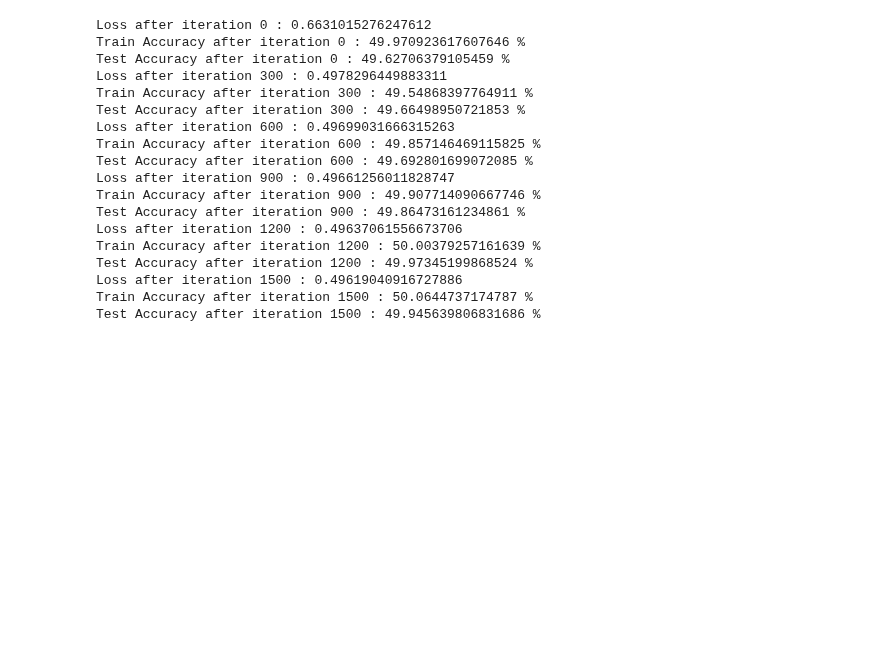
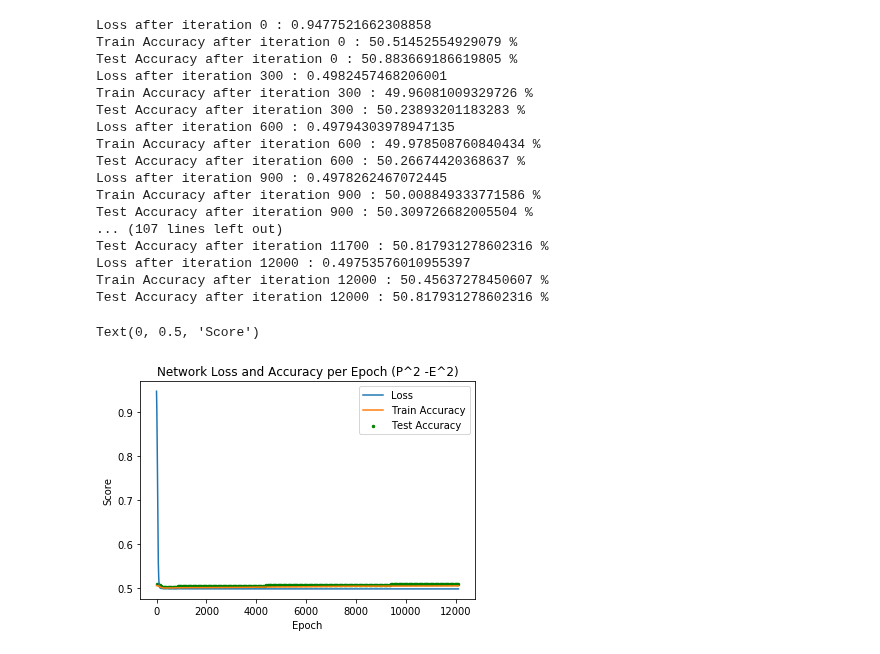
Before and after one commit to btannenw/CMS_machineLearning, a Jupyter notebook: leptonIdentificationNN/3HiddenLayerNN_P2NegE2.ipynb, the cells around one changed output. Cells and saved outputs as stored; diff of their text form; code cells hidden in the pictures; blank space fills up the shorter version.

```diff
--- a/leptonIdentificationNN/3HiddenLayerNN_P2NegE2.ipynb
+++ b/leptonIdentificationNN/3HiddenLayerNN_P2NegE2.ipynb
@@ -301,32 +301,34 @@ test_accuracies = []
 test_num = []
 np.random.seed(0)
 # This is what we return at the end
-model = initialize_parameters(input_dim=2, l1_dim=7, l2_dim=5, l3_dim=3, output_dim=2)
-model = train(model,train_data,train_labels,learning_rate=0.01,epochs=2101,print_loss=True)
+model = initialize_parameters(input_dim=2, l1_dim=5, l2_dim=5, l3_dim=5, output_dim=2)
+model = train(model,train_data,train_labels,learning_rate=0.01,epochs=12101,print_loss=True)
 # %% [output]
-Loss after iteration 0 : 0.6631015276247612
-Train Accuracy after iteration 0 : 49.970923617607646 %
-Test Accuracy after iteration 0 : 49.62706379105459 %
-Loss after iteration 300 : 0.4978296449883311
-Train Accuracy after iteration 300 : 49.54868397764911 %
-Test Accuracy after iteration 300 : 49.66498950721853 %
-Loss after iteration 600 : 0.49699031666315263
-Train Accuracy after iteration 600 : 49.857146469115825 %
-Test Accuracy after iteration 600 : 49.692801699072085 %
-Loss after iteration 900 : 0.49661256011828747
-Train Accuracy after iteration 900 : 49.907714090667746 %
-Test Accuracy after iteration 900 : 49.86473161234861 %
-Loss after iteration 1200 : 0.49637061556673706
-Train Accuracy after iteration 1200 : 50.00379257161639 %
-Test Accuracy after iteration 1200 : 49.97345199868524 %
-Loss after iteration 1500 : 0.49619040916727886
-Train Accuracy after iteration 1500 : 50.0644737174787 %
-Test Accuracy after iteration 1500 : 49.945639806831686 %
+Loss after iteration 0 : 0.9477521662308858
+Train Accuracy after iteration 0 : 50.51452554929079 %
+Test Accuracy after iteration 0 : 50.883669186619805 %
+Loss after iteration 300 : 0.4982457468206001
+Train Accuracy after iteration 300 : 49.96081009329726 %
+Test Accuracy after iteration 300 : 50.23893201183283 %
+Loss after iteration 600 : 0.49794303978947135
+Train Accuracy after iteration 600 : 49.978508760840434 %
+Test Accuracy after iteration 600 : 50.26674420368637 %
+Loss after iteration 900 : 0.4978262467072445
+Train Accuracy after iteration 900 : 50.008849333771586 %
+Test Accuracy after iteration 900 : 50.309726682005504 %
+... (107 lines left out)
+Test Accuracy after iteration 11700 : 50.817931278602316 %
+Loss after iteration 12000 : 0.49753576010955397
+Train Accuracy after iteration 12000 : 50.45637278450607 %
+Test Accuracy after iteration 12000 : 50.817931278602316 %
 # %%
 plt.plot(losses, label="Loss")
 plt.plot(train_accuracies, label="Train Accuracy")
-plt.scatter(test_num, test_accuracies, label="Test Accuracy", s=16, color="green")
+plt.scatter(test_num, test_accuracies, label="Test Accuracy", s=6, color="green")
 plt.legend()
-plt.title("Network Loss and Accuracy per Epoch (Pt Eta Phi E)")
+plt.title("Network Loss and Accuracy per Epoch (P^2 -E^2)")
 plt.xlabel("Epoch")
 plt.ylabel("Score")
+# %% [output]
+Text(0, 0.5, 'Score')
+[figure, added]
```
Also changed, not shown: 1 other file.
